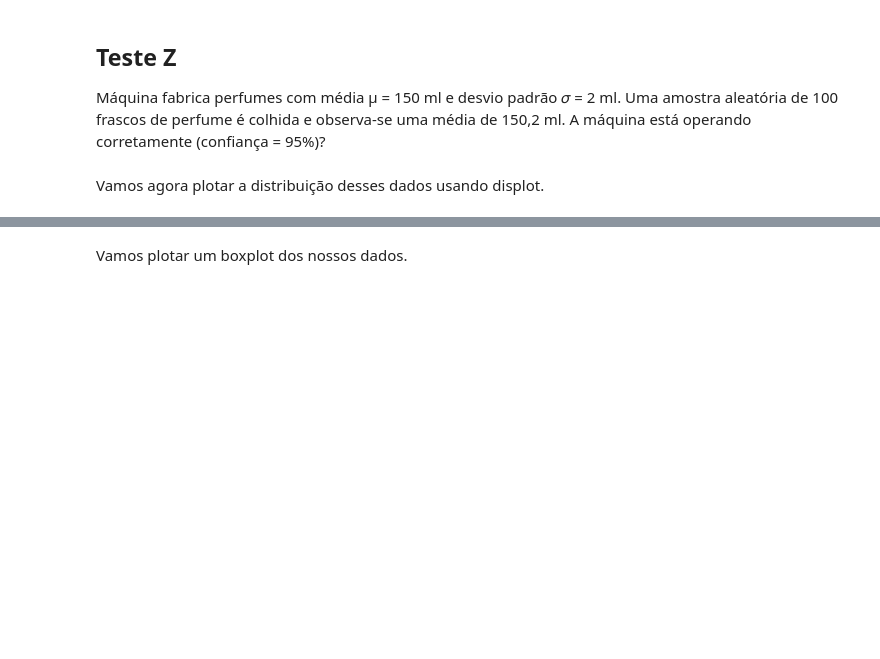
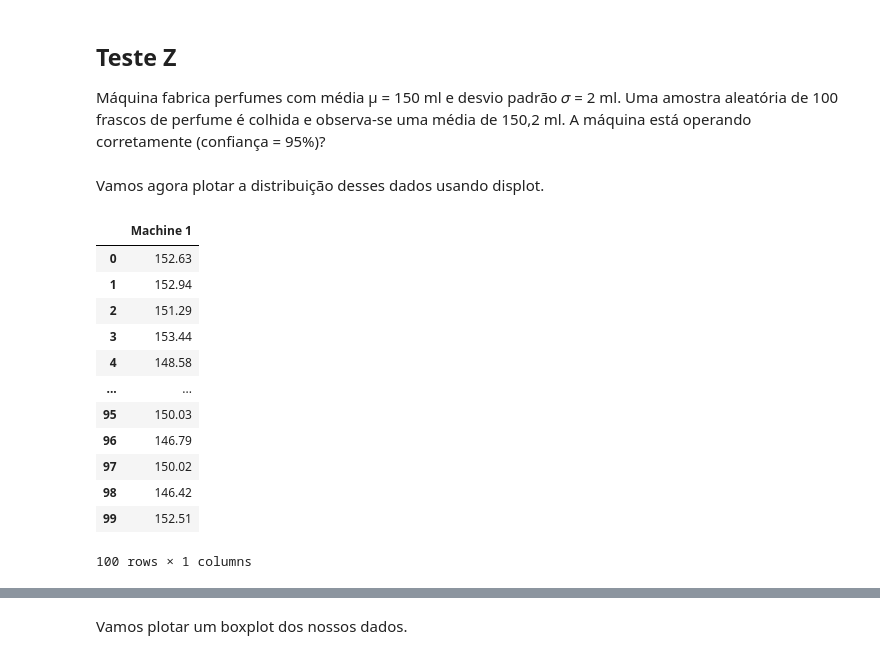
Before and after one commit to JoaoPedroGarciaTorezan/Met-Mat-An-lise-de-Dados, a Jupyter notebook: AnaliseCombinatoria/Teste_de_Hip/Aula15.ipynb, the cells around one changed output, grey strips where cells are left out. Cells and saved outputs as stored; diff of their text form; code cells hidden in the pictures; blank space fills up the shorter version.

```diff
--- a/AnaliseCombinatoria/Teste_de_Hip/Aula15.ipynb
+++ b/AnaliseCombinatoria/Teste_de_Hip/Aula15.ipynb
@@ -9,3 +9,20 @@ import scipy.stats as stats
 from statsmodels.stats import weightstats
 # %% [markdown]
 Vamos agora plotar a distribuição desses dados usando displot.
+# %%
+df = pd.read_csv('Machine1.csv')
+df
+# %% [output]
+|  | Machine 1 |
+| 0 | 152.63 |
+| 1 | 152.94 |
+| 2 | 151.29 |
+| 3 | 153.44 |
+| 4 | 148.58 |
+| ... | ... |
+| 95 | 150.03 |
+| 96 | 146.79 |
+| 97 | 150.02 |
+| 98 | 146.42 |
+| 99 | 152.51 |
+100 rows × 1 columns
```
Also changed, not shown: parts of 18 cells of this notebook, 2 other files.
